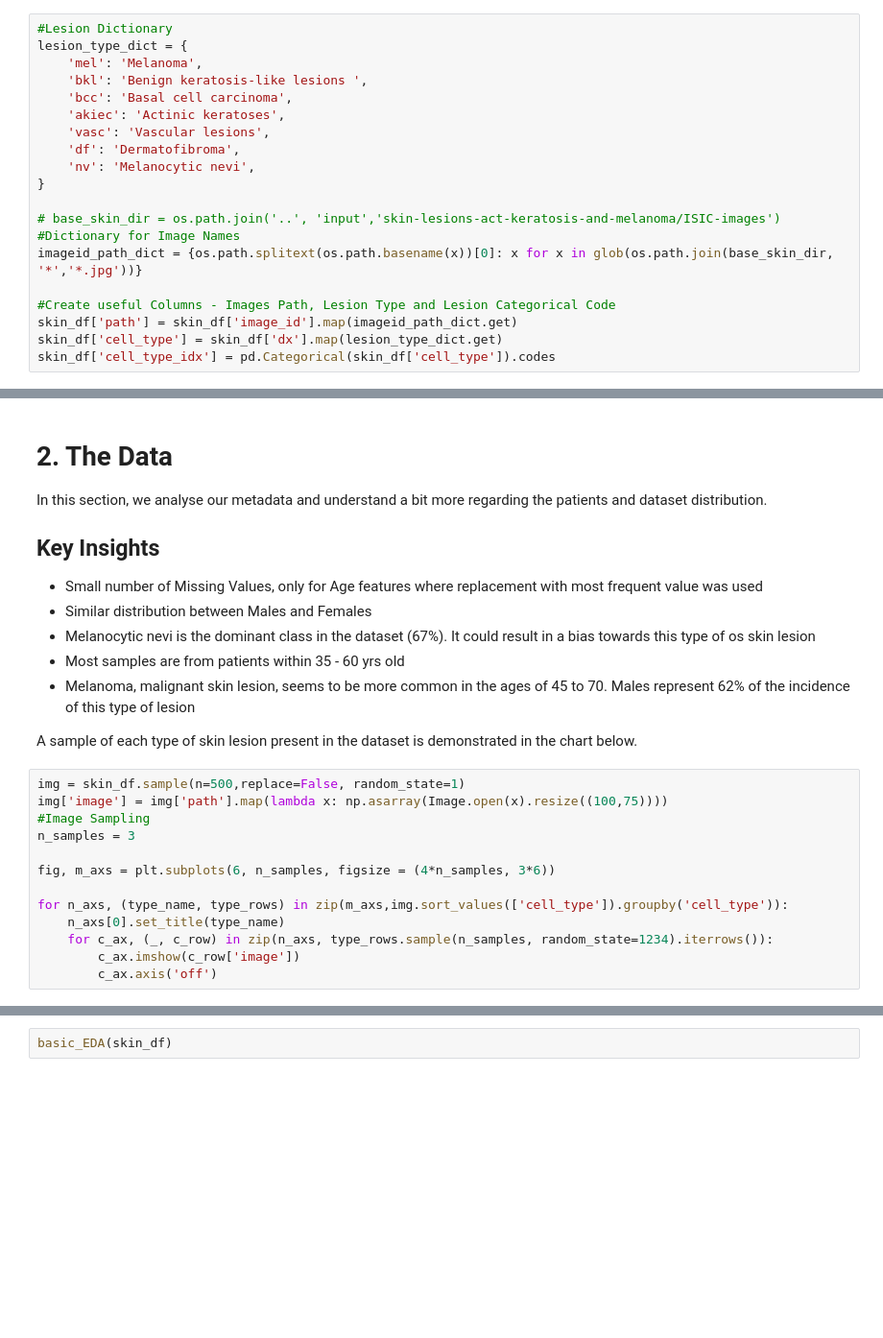
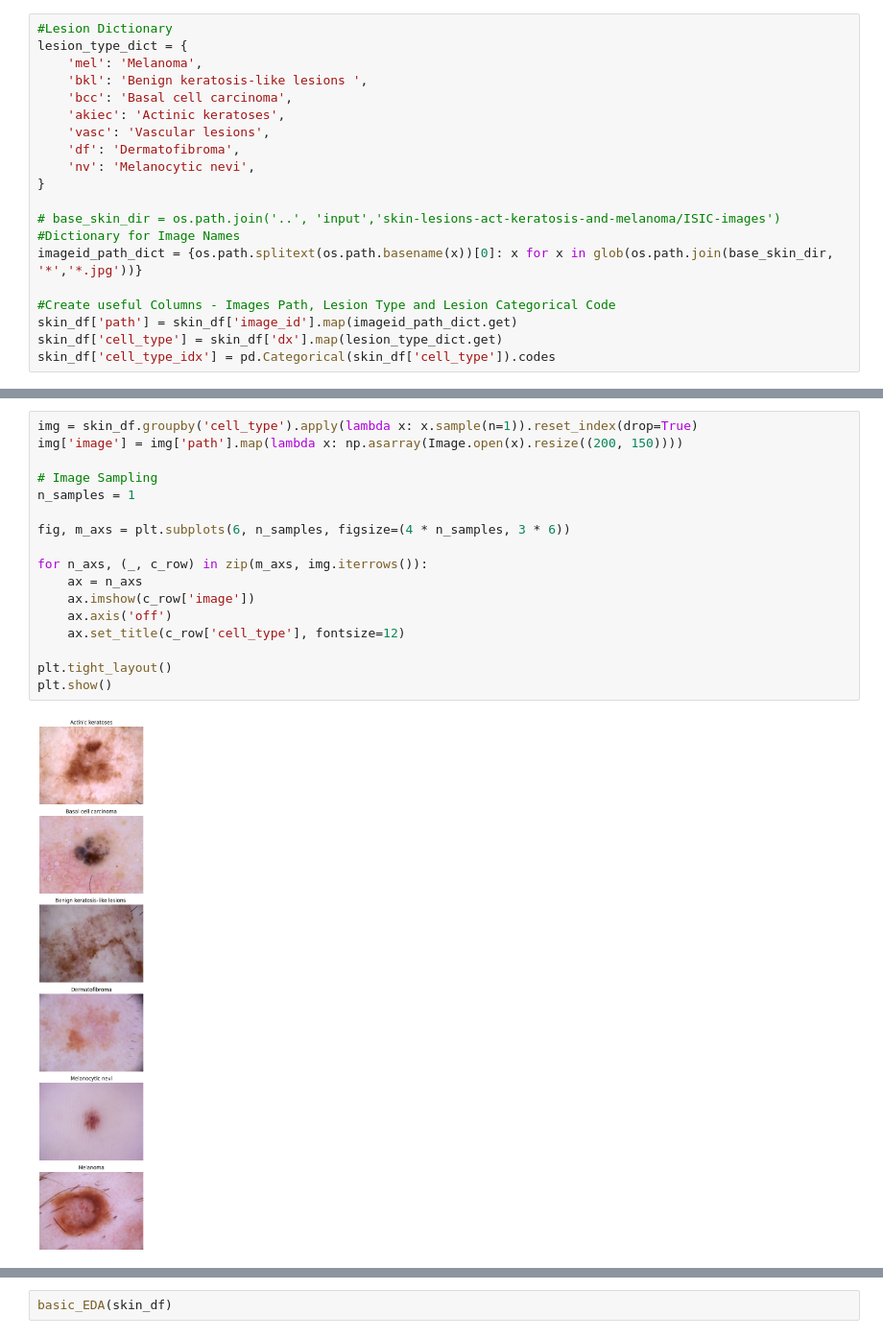
Before and after one commit to tangsharren/imageClassifier-ham10000, a Jupyter notebook: EDA/EDA.ipynb, the cells around one changed output, grey strips where cells are left out. Shown at 96% size. Drawn from its saved outputs; the diff is of its cells as text; blank space fills up the shorter version.

```diff
--- a/EDA/EDA.ipynb
+++ b/EDA/EDA.ipynb
@@ -222,27 +152,19 @@ plt.gca().spines[['top', 'right',]].set_visible(False)
-# %% [markdown]
-# 2. The Data
-
-In this section, we analyse our metadata and understand a bit more regarding the patients and dataset distribution.
-
-## Key Insights
-
-- Small number of Missing Values, only for Age features where replacement with most frequent value was used
-- Similar distribution between Males and Females
-- Melanocytic nevi is the dominant class in the dataset (67%). It could result in a bias towards this type of os skin lesion
-- Most samples are from patients within 35 - 60 yrs old
-- Melanoma, malignant skin lesion, seems to be more common in the ages of 45 to 70. Males represent 62% of the incidence of this type of lesion
-
-A sample of each type of skin lesion present in the dataset is demonstrated in the chart below.
 # %%
-img = skin_df.sample(n=500,replace=False, random_state=1)
-img['image'] = img['path'].map(lambda x: np.asarray(Image.open(x).resize((100,75))))
-#Image Sampling
-n_samples = 3
+img = skin_df.groupby('cell_type').apply(lambda x: x.sample(n=1)).reset_index(drop=True)
+img['image'] = img['path'].map(lambda x: np.asarray(Image.open(x).resize((200, 150))))
 
-fig, m_axs = plt.subplots(6, n_samples, figsize = (4*n_samples, 3*6))
+# Image Sampling
+n_samples = 1
 
-for n_axs, (type_name, type_rows) in zip(m_axs,img.sort_values(['cell_type']).groupby('cell_type')):
-    n_axs[0].set_title(type_name)
-    for c_ax, (_, c_row) in zip(n_axs, type_rows.sample(n_samples, random_state=1234).iterrows()):
-        c_ax.imshow(c_row['image'])
-        c_ax.axis('off')
+fig, m_axs = plt.subplots(6, n_samples, figsize=(4 * n_samples, 3 * 6))
+
+for n_axs, (_, c_row) in zip(m_axs, img.iterrows()):
+    ax = n_axs
+    ax.imshow(c_row['image'])
+    ax.axis('off')
+    ax.set_title(c_row['cell_type'], fontsize=12)
+
+plt.tight_layout()
+plt.show()
+# %% [output]
+[figure, added]
```
Also changed, not shown: parts of 28 cells of this notebook.
